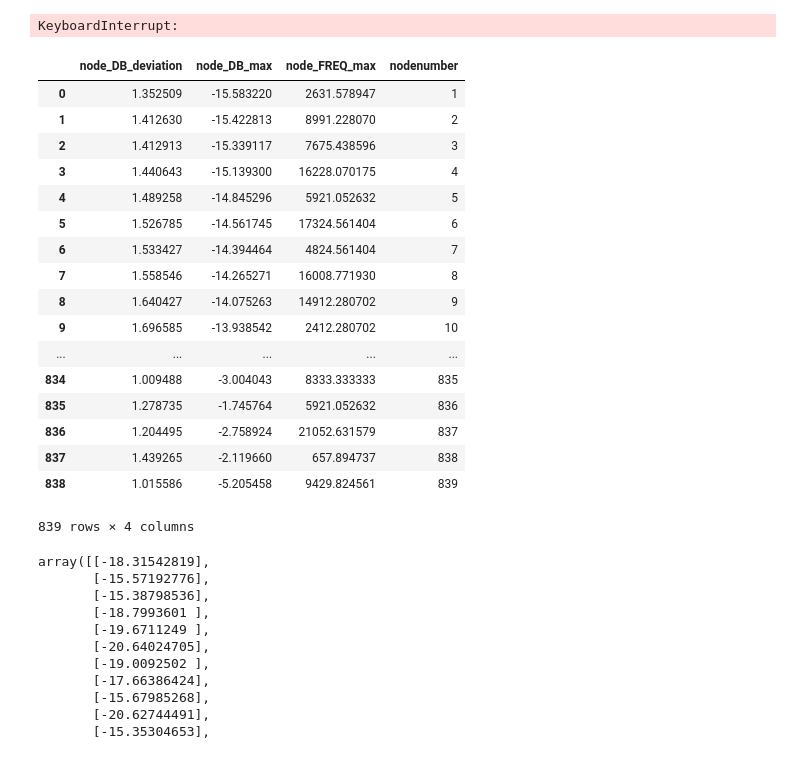
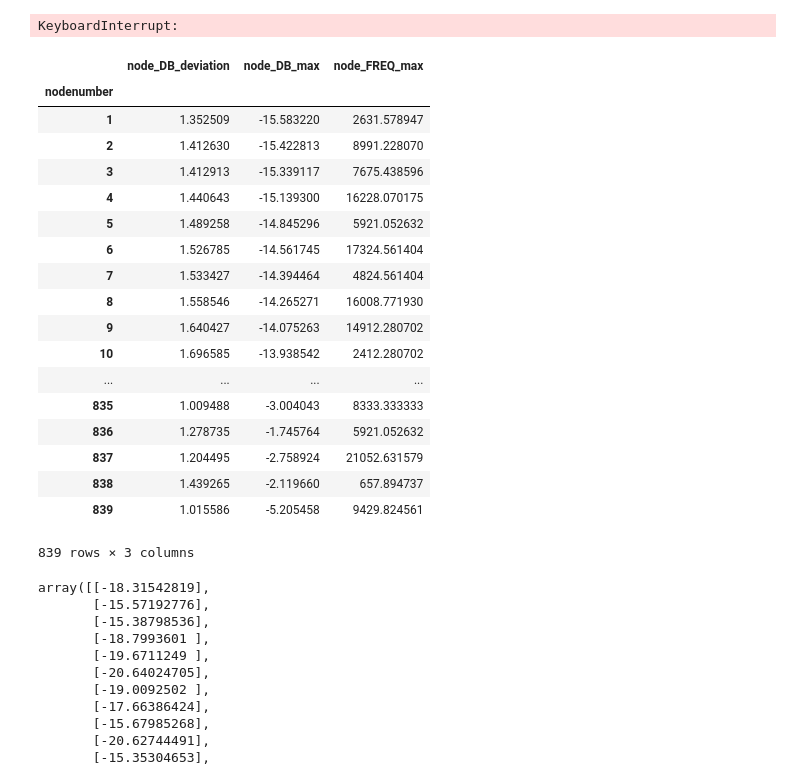
Before and after one commit to JedrzejMosiezny/R67-data-analysis, a Jupyter notebook: _jupyter/fft_analysis_ver02.ipynb, the cells around one changed output. Cells and saved outputs as stored; diff of their text form; code cells hidden in the pictures.

```diff
--- a/_jupyter/fft_analysis_ver02.ipynb
+++ b/_jupyter/fft_analysis_ver02.ipynb
@@ -196,27 +196,28 @@ Node 838 done...
 Node 839 done...
 KeyboardInterrupt:
 # %%
-node_fft_max.set_index('nodenumber')
+node_fft_max = node_fft_max.set_index('nodenumber')
 node_fft_max
 # %% [output]
-|  | node_DB_deviation | node_DB_max | node_FREQ_max | nodenumber |
-| 0 | 1.352509 | -15.583220 | 2631.578947 | 1 |
-| 1 | 1.412630 | -15.422813 | 8991.228070 | 2 |
-| 2 | 1.412913 | -15.339117 | 7675.438596 | 3 |
-| 3 | 1.440643 | -15.139300 | 16228.070175 | 4 |
-| 4 | 1.489258 | -14.845296 | 5921.052632 | 5 |
-| 5 | 1.526785 | -14.561745 | 17324.561404 | 6 |
-| 6 | 1.533427 | -14.394464 | 4824.561404 | 7 |
-| 7 | 1.558546 | -14.265271 | 16008.771930 | 8 |
-| 8 | 1.640427 | -14.075263 | 14912.280702 | 9 |
-| 9 | 1.696585 | -13.938542 | 2412.280702 | 10 |
-| ... | ... | ... | ... | ... |
-| 834 | 1.009488 | -3.004043 | 8333.333333 | 835 |
-| 835 | 1.278735 | -1.745764 | 5921.052632 | 836 |
-| 836 | 1.204495 | -2.758924 | 21052.631579 | 837 |
-| 837 | 1.439265 | -2.119660 | 657.894737 | 838 |
-| 838 | 1.015586 | -5.205458 | 9429.824561 | 839 |
+|  | node_DB_deviation | node_DB_max | node_FREQ_max |
+| nodenumber |  |  |  |
+| 1 | 1.352509 | -15.583220 | 2631.578947 |
+| 2 | 1.412630 | -15.422813 | 8991.228070 |
+| 3 | 1.412913 | -15.339117 | 7675.438596 |
+| 4 | 1.440643 | -15.139300 | 16228.070175 |
+| 5 | 1.489258 | -14.845296 | 5921.052632 |
+| 6 | 1.526785 | -14.561745 | 17324.561404 |
+| 7 | 1.533427 | -14.394464 | 4824.561404 |
+| 8 | 1.558546 | -14.265271 | 16008.771930 |
+| 9 | 1.640427 | -14.075263 | 14912.280702 |
+| 10 | 1.696585 | -13.938542 | 2412.280702 |
+| ... | ... | ... | ... |
+| 835 | 1.009488 | -3.004043 | 8333.333333 |
+| 836 | 1.278735 | -1.745764 | 5921.052632 |
+| 837 | 1.204495 | -2.758924 | 21052.631579 |
+| 838 | 1.439265 | -2.119660 | 657.894737 |
+| 839 | 1.015586 | -5.205458 | 9429.824561 |
-839 rows × 4 columns
+839 rows × 3 columns
 # %%
 i = 3
 node_DB = fft_db.loc[i].values[0]
```
Also changed, not shown: 1 other file.
